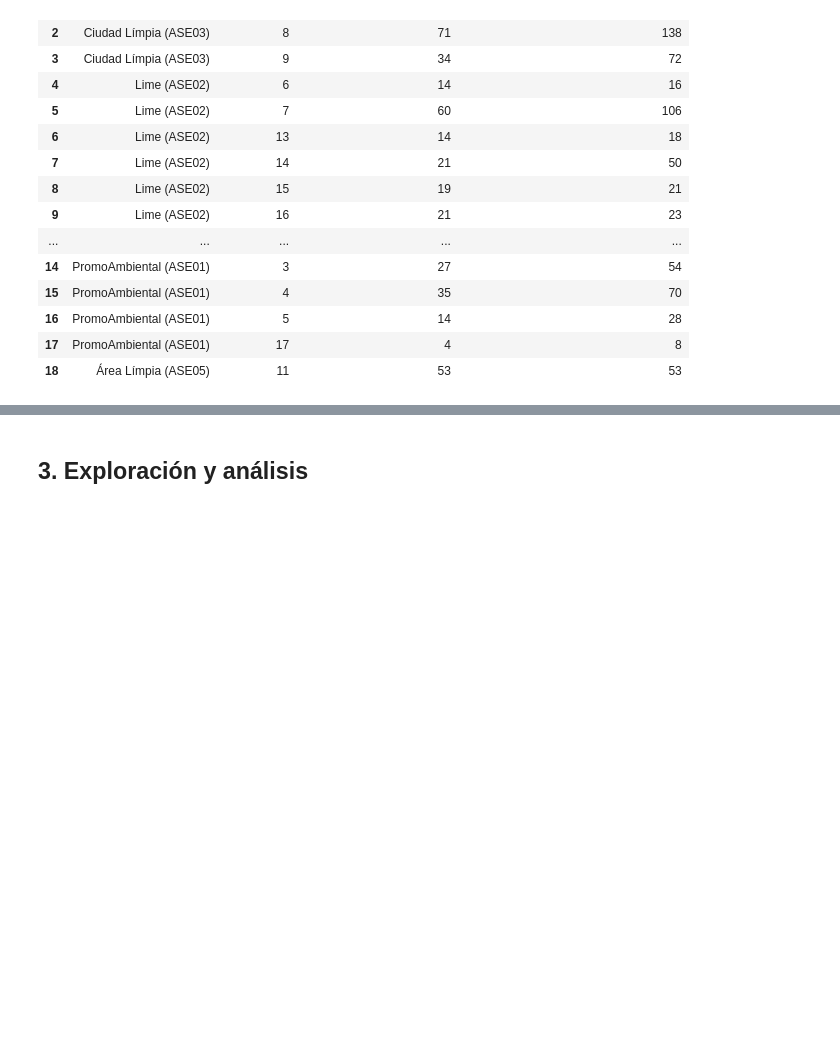
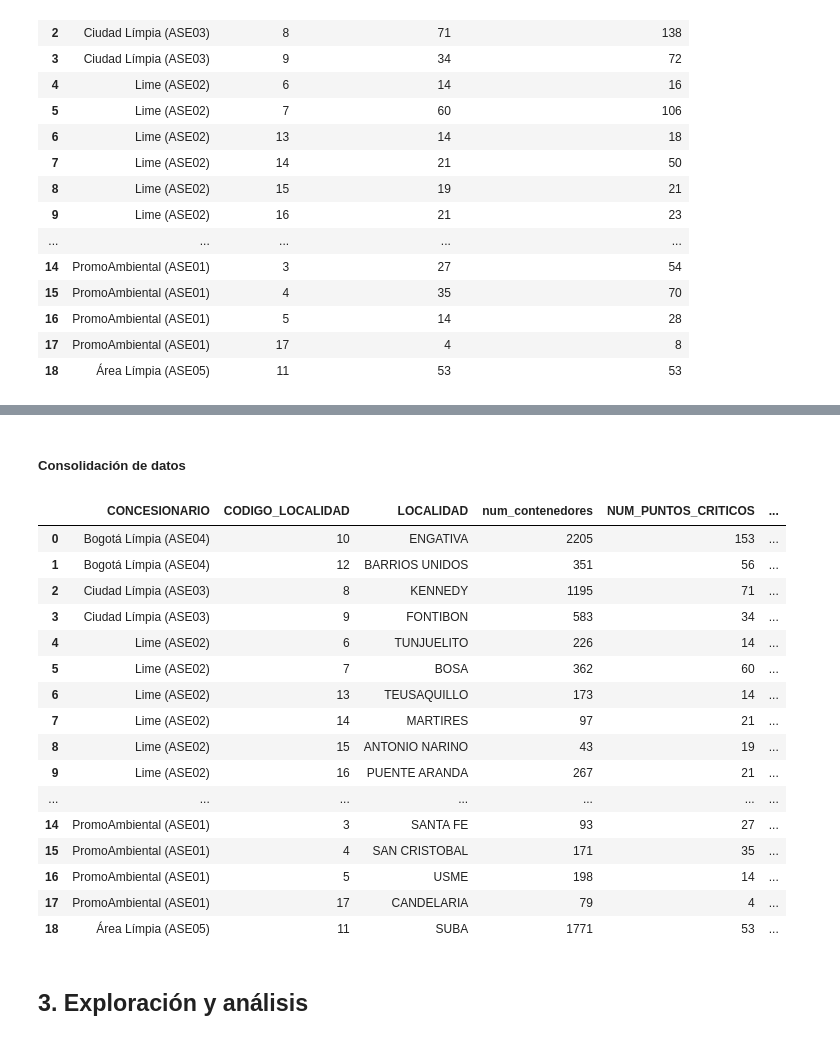
Before and after one commit to Ale92009/DATA1002_Proyecto2, a Jupyter notebook: notebooks/desarrollo.ipynb, the cells around one changed output, grey strips where cells are left out. Drawn from its saved outputs; the diff is of its cells as text; code cells hidden in the pictures; blank space fills up the shorter version.

```diff
--- a/notebooks/desarrollo.ipynb
+++ b/notebooks/desarrollo.ipynb
@@ -212,0 +240,3 @@ df_puntos_criticos['IDFRECUE'].nunique()
+# %%
+pqrs_filtrado = df_pqrs[(df_pqrs['mes'].dt.year == 2025) & (df_pqrs['LOCALIDAD'] != 'SUMAPAZ')]
+pqrs_filtrado
@@ -212,0 +257,3 @@ df_puntos_criticos['IDFRECUE'].nunique()
+# %%
+pqrs = pqrs_filtrado.groupby('LOCALIDAD', as_index=False).agg(num_pqrs=('CANTIDAD', 'sum'))
+pqrs
@@ -212,0 +278,5 @@ df_puntos_criticos['IDFRECUE'].nunique()
+# %%
+pqrs = df_id_localidades.merge(pqrs,
+                               on = 'LOCALIDAD',
+                               how = 'inner')
+pqrs
@@ -212,0 +312,5 @@ df_puntos_criticos['IDFRECUE'].nunique()
+# %%
+df_poblacion_filtrado = df_poblacion[(df_poblacion['ANO'] == 2025) & (df_poblacion['CODIGO_LOCALIDAD'] != 0) & (df_poblacion['CODIGO_LOCALIDAD'] != 20)]
+columns_df_poblacion = ['CODIGO_LOCALIDAD', 'POBLACION']
+df_poblacion_agrupado = df_poblacion_filtrado[columns_df_poblacion].groupby('CODIGO_LOCALIDAD').agg(POBLACION = ('POBLACION', 'sum')).reset_index()
+df_poblacion_agrupado
@@ -213,2 +335,47 @@ df_puntos_criticos['IDFRECUE'].nunique()
+# %% [markdown]
+##### Consolidación de datos
+# %%
+df_final = contenedores.merge(df_puntos_criticos_agrupado,
+                              on = ['CONCESIONARIO','IDLOCALID'],
+                              how = 'inner')
+df_final = df_final.merge(pqrs,
+                          on = 'IDLOCALID',
+                          how = 'inner')
+df_final = pd.merge(left = df_final,
+                          right = df_poblacion_agrupado,
+                          left_on = 'IDLOCALID',
+                          right_on = 'CODIGO_LOCALIDAD',
+                          how = 'inner')
+df_final = df_final[
+    [
+        'CONCESIONARIO',
+        'CODIGO_LOCALIDAD',
+        'LOCALIDAD',
+        'num_contenedores',
+        'NUM_PUNTOS_CRITICOS',
+        'TOTAL_OCURRENCIAS_SEMANALES',
+        'num_pqrs',
+        'POBLACION'
+    ]
+]
+df_final
+# %% [output]
+|  | CONCESIONARIO | CODIGO_LOCALIDAD | LOCALIDAD | num_contenedores | NUM_PUNTOS_CRITICOS | ... |
+| 0 | Bogotá Límpia (ASE04) | 10 | ENGATIVA | 2205 | 153 | ... |
+| 1 | Bogotá Límpia (ASE04) | 12 | BARRIOS UNIDOS | 351 | 56 | ... |
+| 2 | Ciudad Límpia (ASE03) | 8 | KENNEDY | 1195 | 71 | ... |
+| 3 | Ciudad Límpia (ASE03) | 9 | FONTIBON | 583 | 34 | ... |
+| 4 | Lime (ASE02) | 6 | TUNJUELITO | 226 | 14 | ... |
+| 5 | Lime (ASE02) | 7 | BOSA | 362 | 60 | ... |
+| 6 | Lime (ASE02) | 13 | TEUSAQUILLO | 173 | 14 | ... |
+| 7 | Lime (ASE02) | 14 | MARTIRES | 97 | 21 | ... |
+| 8 | Lime (ASE02) | 15 | ANTONIO NARINO | 43 | 19 | ... |
+| 9 | Lime (ASE02) | 16 | PUENTE ARANDA | 267 | 21 | ... |
+| ... | ... | ... | ... | ... | ... | ... |
+| 14 | PromoAmbiental (ASE01) | 3 | SANTA FE | 93 | 27 | ... |
+| 15 | PromoAmbiental (ASE01) | 4 | SAN CRISTOBAL | 171 | 35 | ... |
+| 16 | PromoAmbiental (ASE01) | 5 | USME | 198 | 14 | ... |
+| 17 | PromoAmbiental (ASE01) | 17 | CANDELARIA | 79 | 4 | ... |
+| 18 | Área Límpia (ASE05) | 11 | SUBA | 1771 | 53 | ... |
 # %% [markdown]
 ## 3. Exploración y análisis
```
Also changed, not shown: parts of 14 cells of this notebook, 2 other files.
